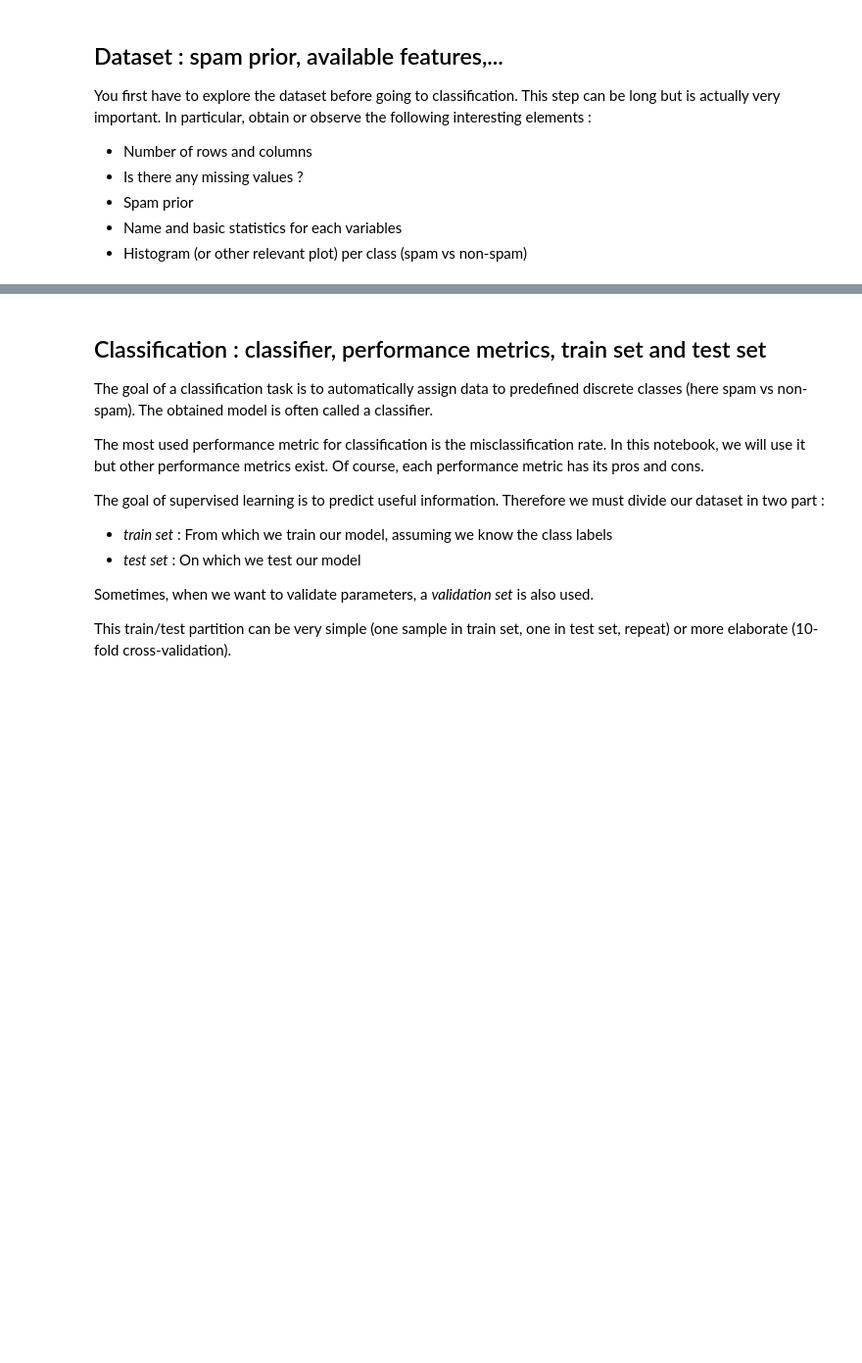
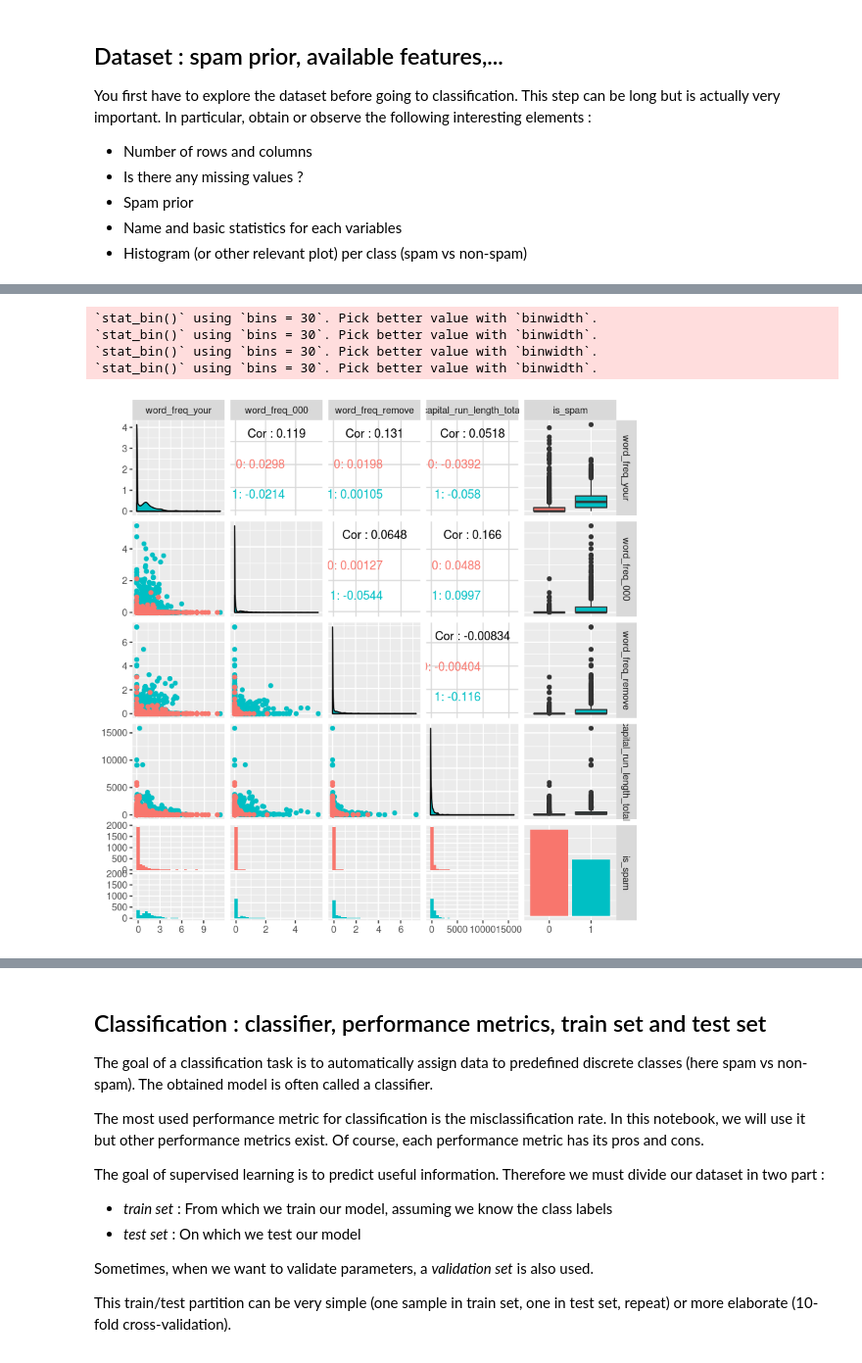
Before and after one commit to jdestefani/StatisticalFoundationsML_INFOF422_1819, a Jupyter notebook: 4_PredictionsTreeBased/4-predictions-tree-based.ipynb, the cells around one changed output, grey strips where cells are left out. Shown at 98% size. Drawn from its saved outputs; the diff is of its cells as text; code cells hidden in the pictures; blank space fills up the shorter version.

```diff
--- a/4_PredictionsTreeBased/4-predictions-tree-based.ipynb
+++ b/4_PredictionsTreeBased/4-predictions-tree-based.ipynb
@@ -120,0 +135,5 @@ You first have to explore the dataset before going to classification. This step
+# %%
+# correction : Is there any missing values ?
+print('no missing values, thanks God !')
+spambase <- na.omit(spambase)
+spambase <- spambase[complete.cases(spambase),]
@@ -120,0 +179,14 @@ You first have to explore the dataset before going to classification. This step
+# %%
+# correction : Histogram (or other relevant plot) per class (spam vs non-spam)
+# correction : with ggplot2
+
+#install.packages("ggplot2", repos = "http://cran.rstudio.com")
+#install.packages("GGally", repos = "http://cran.rstudio.com")
+library("ggplot2"); library("GGally")
+ggpairs(spambase[,c(21,23,7,57,58)],aes(colour = is_spam))
+# %% [output]
+`stat_bin()` using `bins = 30`. Pick better value with `binwidth`.
+`stat_bin()` using `bins = 30`. Pick better value with `binwidth`.
+`stat_bin()` using `bins = 30`. Pick better value with `binwidth`.
+`stat_bin()` using `bins = 30`. Pick better value with `binwidth`.
+[figure, added]
```
Also changed, not shown: parts of 20 cells of this notebook.
